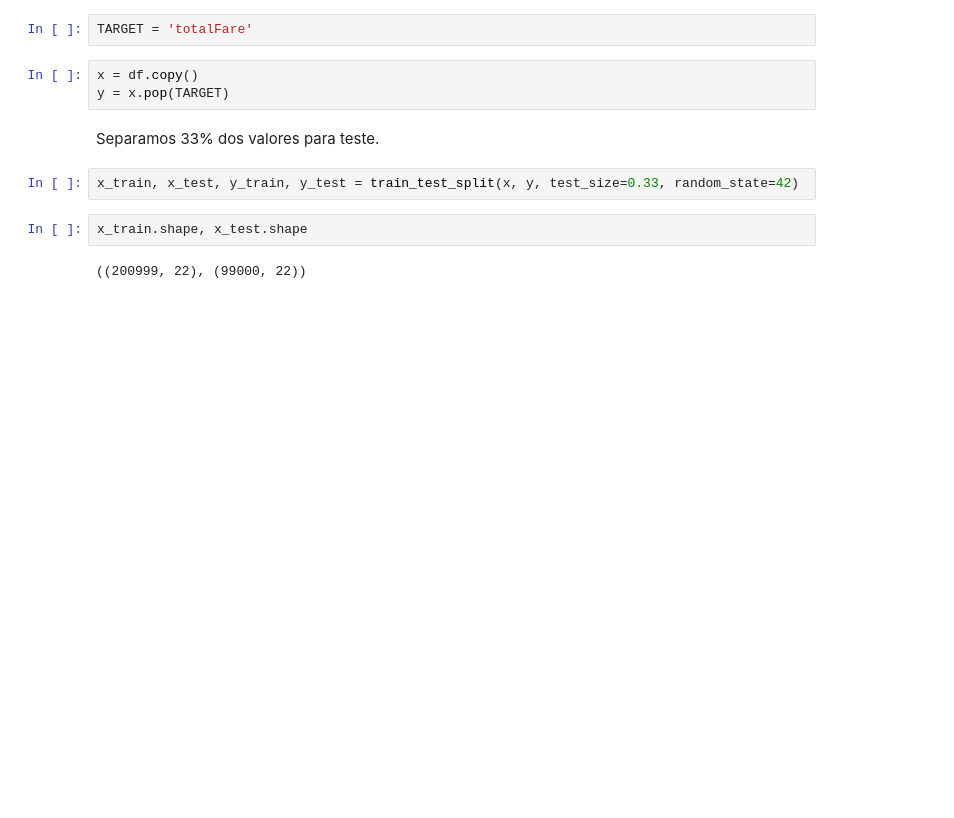
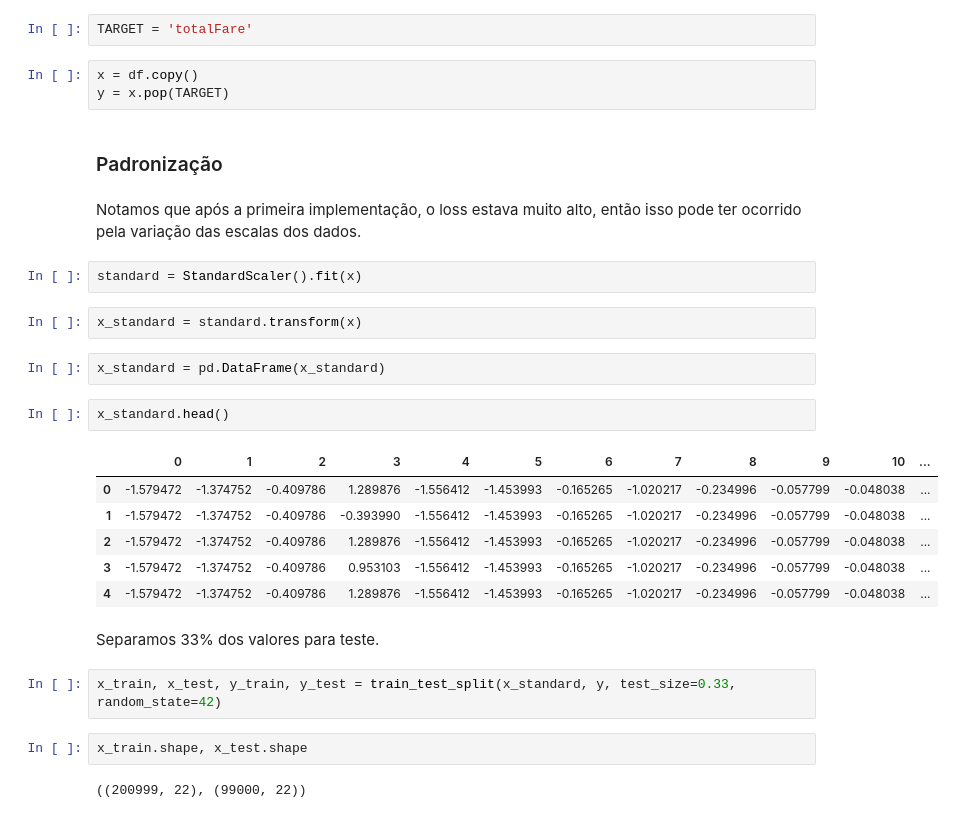
Before and after one commit to vitornuness/ads_2025_passagem_aerea, a Jupyter notebook: notebooks/4_modelagem.ipynb, the cells around one changed output. Saved outputs shown, nothing was run; the diff lists cells and outputs as text; blank space fills up the shorter version.

```diff
--- a/notebooks/4_modelagem.ipynb
+++ b/notebooks/4_modelagem.ipynb
@@ -73,10 +55,29 @@ TARGET = 'totalFare'
 # %%
 x = df.copy()
 y = x.pop(TARGET)
+# %% [markdown]
+### Padronização
+# %% [markdown]
+Notamos que após a primeira implementação, o loss estava muito alto, então isso pode ter ocorrido pela variação das escalas dos dados.
+# %%
+standard = StandardScaler().fit(x)
+# %%
+x_standard = standard.transform(x)
+# %%
+x_standard = pd.DataFrame(x_standard)
+# %%
+x_standard.head()
+# %% [output]
+|  | 0 | 1 | 2 | 3 | 4 | 5 | 6 | 7 | 8 | 9 | 10 | ... |
+| 0 | -1.579472 | -1.374752 | -0.409786 | 1.289876 | -1.556412 | -1.453993 | -0.165265 | -1.020217 | -0.234996 | -0.057799 | -0.048038 | ... |
+| 1 | -1.579472 | -1.374752 | -0.409786 | -0.393990 | -1.556412 | -1.453993 | -0.165265 | -1.020217 | -0.234996 | -0.057799 | -0.048038 | ... |
+| 2 | -1.579472 | -1.374752 | -0.409786 | 1.289876 | -1.556412 | -1.453993 | -0.165265 | -1.020217 | -0.234996 | -0.057799 | -0.048038 | ... |
+| 3 | -1.579472 | -1.374752 | -0.409786 | 0.953103 | -1.556412 | -1.453993 | -0.165265 | -1.020217 | -0.234996 | -0.057799 | -0.048038 | ... |
+| 4 | -1.579472 | -1.374752 | -0.409786 | 1.289876 | -1.556412 | -1.453993 | -0.165265 | -1.020217 | -0.234996 | -0.057799 | -0.048038 | ... |
 # %% [markdown]
 Separamos 33% dos valores para teste.
 # %%
-x_train, x_test, y_train, y_test = train_test_split(x, y, test_size=0.33, random_state=42)
+x_train, x_test, y_train, y_test = train_test_split(x_standard, y, test_size=0.33, random_state=42)
 # %%
 x_train.shape, x_test.shape
 # %% [output]
```
Also changed, not shown: parts of 20 cells of this notebook.
